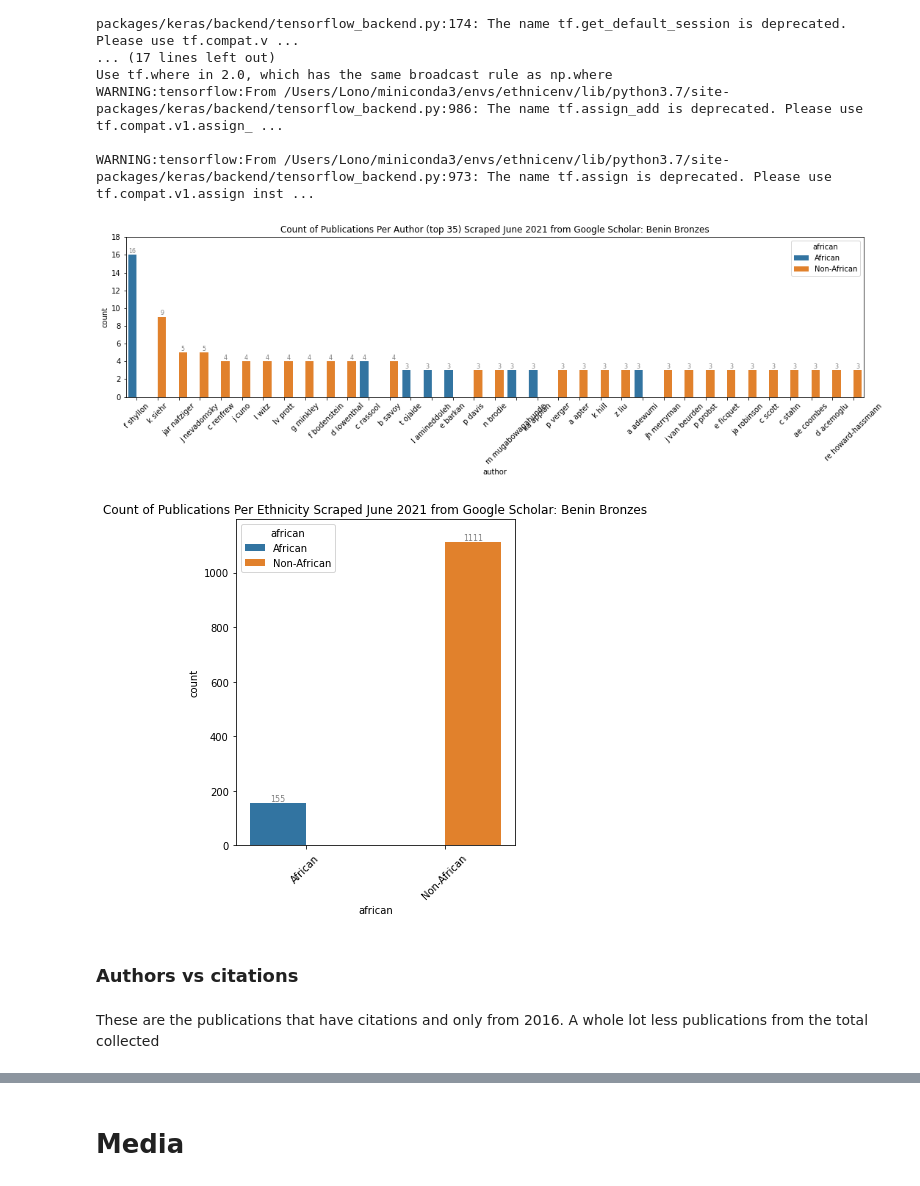
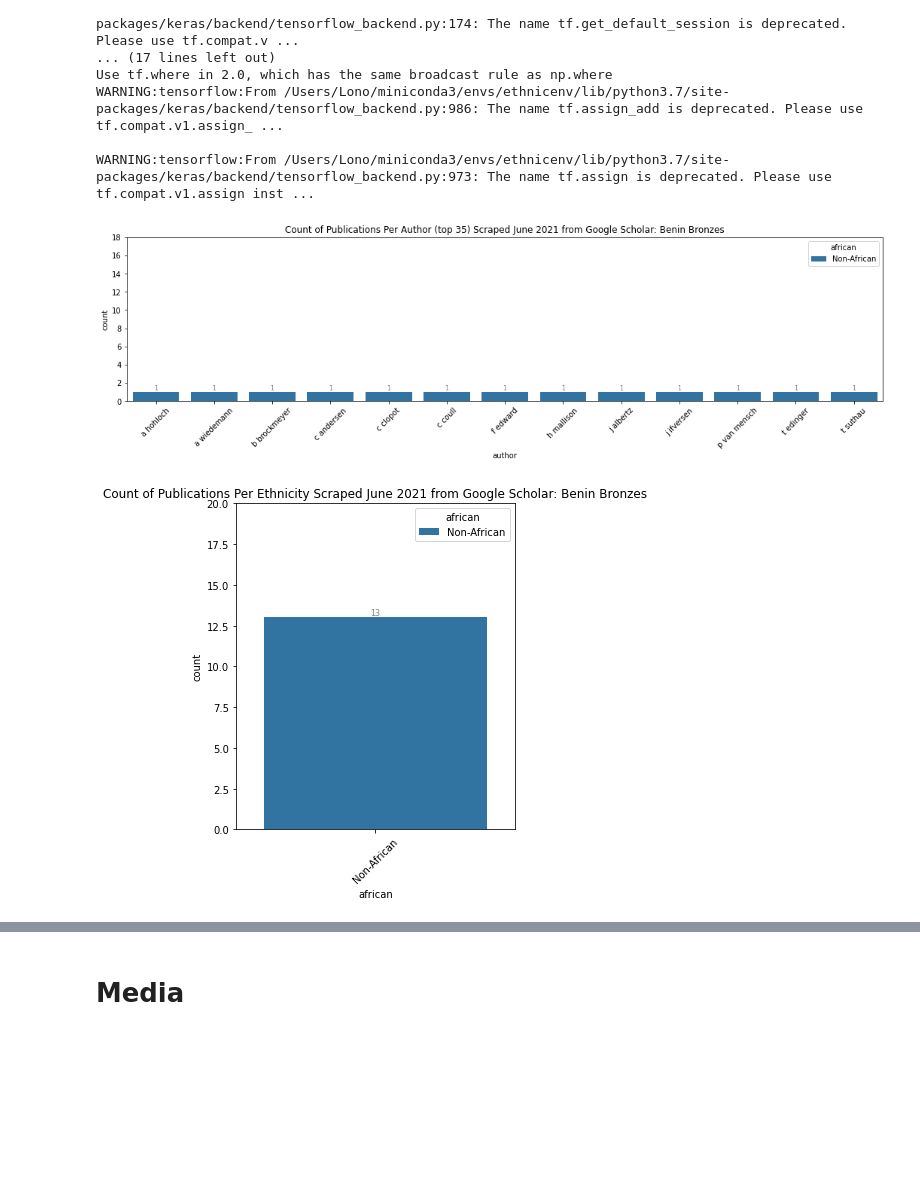
Before and after one commit to TamatiB/restitution_africa2021, a Jupyter notebook: scrape_crawl/Tendaguru_Vizs_PM.ipynb, the cells around one changed output, grey strips where cells are left out. Saved outputs shown, nothing was run; the diff lists cells and outputs as text; code cells hidden in the pictures; blank space fills up the shorter version.

```diff
--- a/scrape_crawl/Tendaguru_Vizs_PM.ipynb
+++ b/scrape_crawl/Tendaguru_Vizs_PM.ipynb
@@ -22,6 +22,9 @@ import CleanTweets as ct
 from nltk import bigrams
 import itertools
 import collections
+# %%
+african_names = pd.read_csv("africa_names.csv", names = ["names", "nan"])
+fix_list = african_names["names"].to_list()
 # %%
 def get_wordcloud(df, text_col):# Generate a word cloud image
     wordcloud = WordCloud(background_color="white", width=1500, height=800).generate(' '.join(df[text_col]))
@@ -96,7 +99,7 @@ def draw_cooccur_network(df, top_n_bigrams, col, title):
 # %% [markdown]
 ## 1. Time/volume - line chart
 # %%
-df = pd.read_csv('bb_pulications.csv', index_col=0)
+df = pd.read_csv('data/td_pulications.csv', index_col=0)
 # %%
 df['pub_year'] = df['bib'].apply(lambda x: ast.literal_eval(x)['pub_year'])
 df_not_nan = df[df['pub_year']!= 'NA']
@@ -208,7 +206,7 @@ def clean_name(name, surname=False):
 # %% [markdown]
 ### Authors African vs Not
 # %%
-df = pd.read_csv('bb_pulications.csv', index_col=0)
+df = pd.read_csv('data/td_pulications.csv', index_col=0)
 # %%
 df.shape
 # %% [output]
@@ -246,26 +244,24 @@ WARNING:tensorflow:From /Users/Lono/miniconda3/envs/ethnicenv/lib/python3.7/site
 
 WARNING:tensorflow:From /Users/Lono/miniconda3/envs/ethnicenv/lib/python3.7/site-packages/keras/backend/tensorflow_backend.py:973: The name tf.assign is deprecated. Please use tf.compat.v1.assign inst ...
 # %%
-#manual fixes
-fix_list = ['ojaide', 'thebele', 'shyllon', 'sarr']
 for name in fix_list:
     preds.loc[preds['surname']==name, 'african'] = 'African'
 
 plt.figure(figsize=[18,4])
 plt.xticks(rotation=45)
 plt.title('Count of Publications Per Author (top 35) Scraped June 2021 from Google Scholar: Benin Bronzes')
 g = sns.barplot(data=preds[0:35],
              x="author",
              y="count",
              hue="african")
 ax=g
 for p in ax.patches:
     ax.annotate("%.0f" % p.get_height(), (p.get_x() + p.get_width() / 2., p.get_height()),
                 ha='center', va='center', fontsize=8, color='gray', xytext=(0, 5),
                 textcoords='offset points')
 _ = ax.set_ylim(0,18) #To make space for the annotations
 # %% [output]
-[figure, old version]
+[figure, new version]
 # %%
 ratio = preds.groupby('african').agg('sum').reset_index()
 plt.figure(figsize=[5,6])
@@ -280,10 +276,6 @@ for p in ax.patches:
     ax.annotate("%.0f" % p.get_height(), (p.get_x() + p.get_width() / 2., p.get_height()),
                 ha='center', va='center', fontsize=8, color='gray', xytext=(0, 5),
                 textcoords='offset points')
-_ = ax.set_ylim(0,1195) #To make space for the annotations
+_ = ax.set_ylim(0,20) #To make space for the annotations
 # %% [output]
-[figure, old version]
+[figure, new version]
-# %% [markdown]
-### Authors vs citations
-# %% [markdown]
-These are the publications that have citations and only from 2016. A whole lot less publications from the total collected
```
Also changed, not shown: parts of 54 cells of this notebook, 5 other files.
